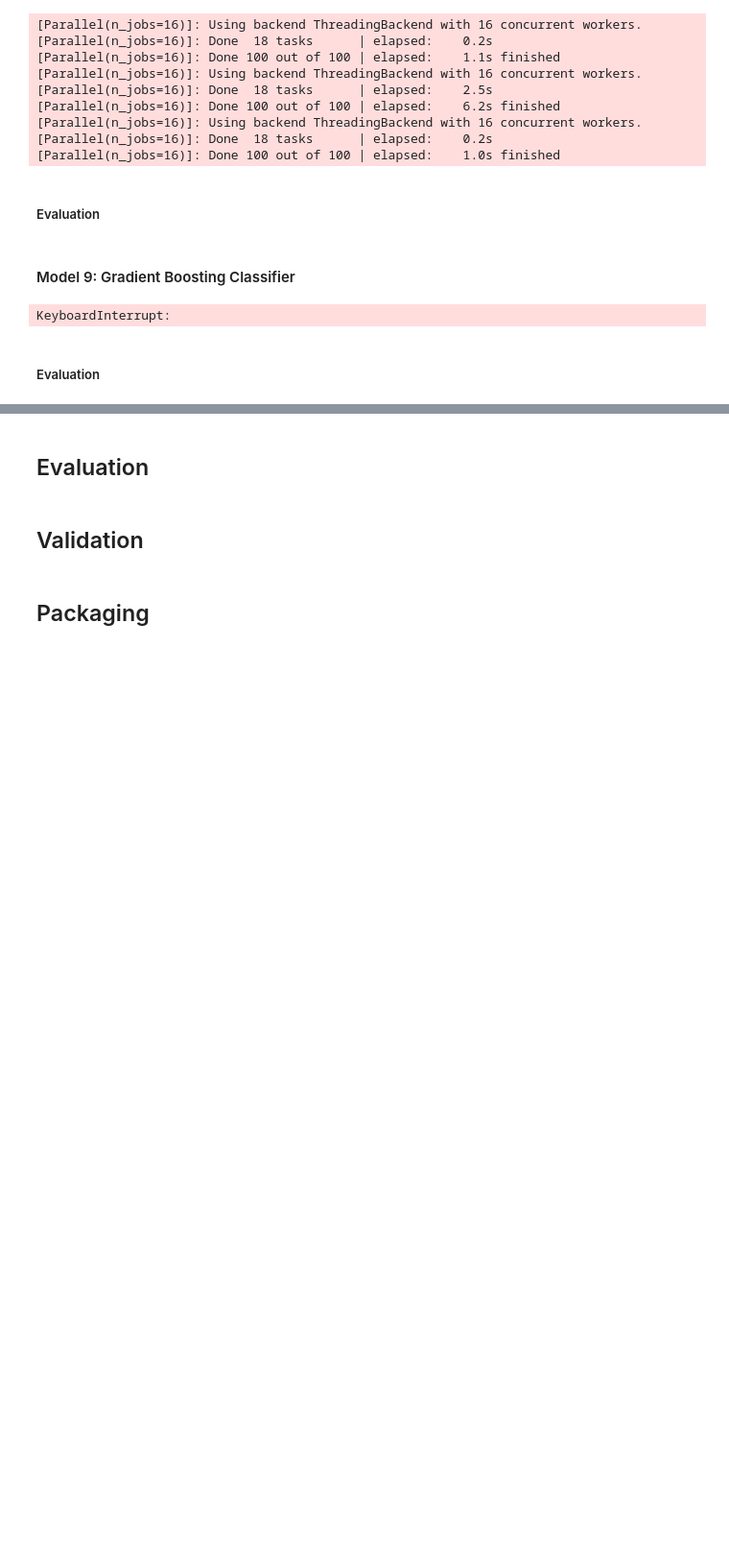
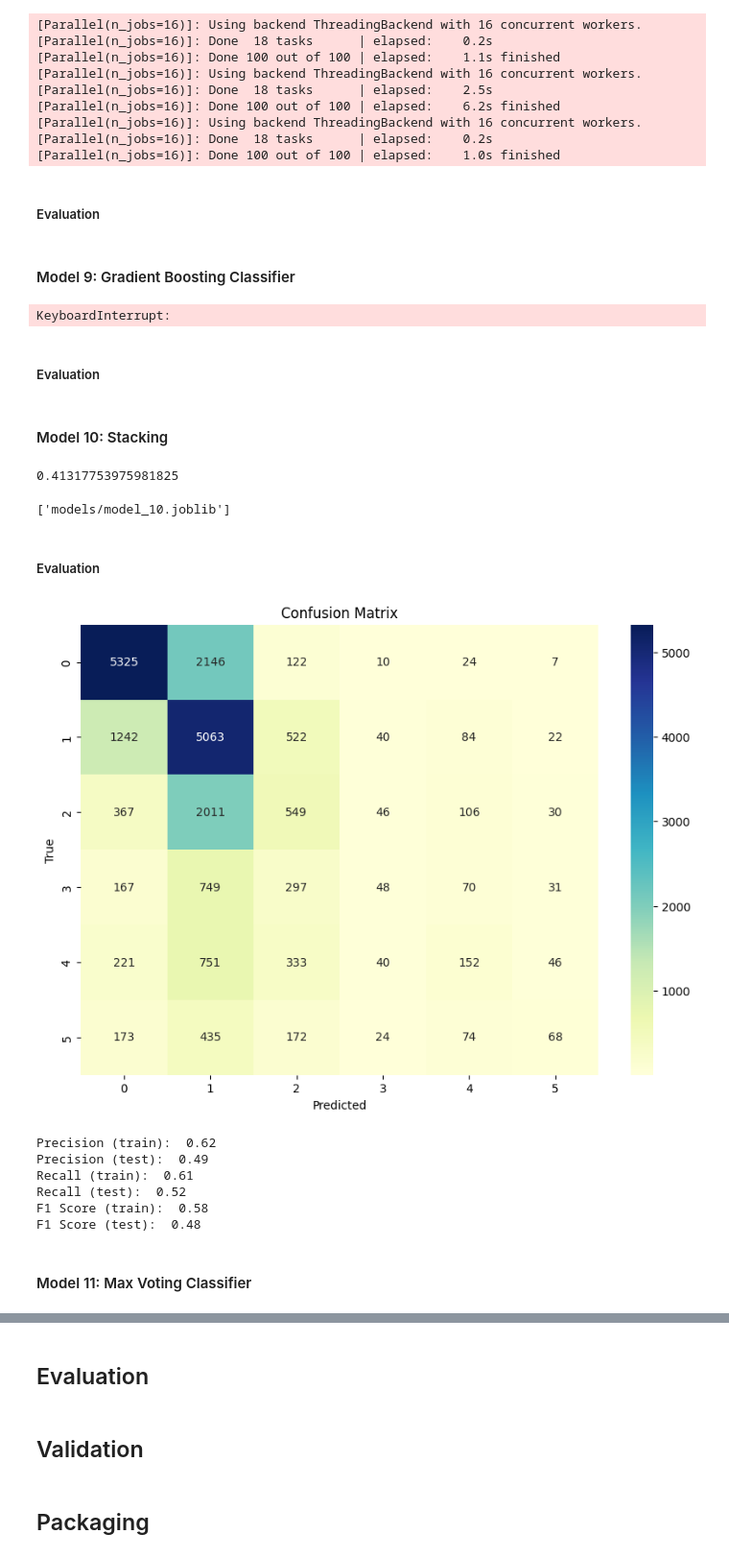
Before and after one commit to SimonBernarding/ML_project_SimonBernarding, a Jupyter notebook: project_classification.ipynb, the cells around one changed output, grey strips where cells are left out. Shown at 96% size. Drawn from its saved outputs; the diff is of its cells as text; code cells hidden in the pictures; blank space fills up the shorter version.

Commit message:
models 10, 11 coding

```diff
--- a/project_classification.ipynb
+++ b/project_classification.ipynb
@@ -1392,3 +1392,27 @@ f1_train = f1_score(y_train, y_pred_train, average='weighted')
 f1_test = f1_score(y_test, y_pred_test, average='weighted')
 print('F1 Score (train): ', round(f1_train, 2))
 print('F1 Score (test): ', round(f1_test, 2))
+# %% [markdown]
+#### Model 10: Stacking
+# %%
+# Hyperparameter grid
+estimators = [
+    ('dt', model_3),
+    ('ada', model_6),
+    ('bag', model_7)
+    ]
+
+model1 = model_3
+model2 = model_6
+model3 = model_7
+
+# Instantiate and train Stacking Classifier/Regressor model
+model_10 = StackingClassifier(estimators=estimators, final_estimator=DecisionTreeClassifier(), cv=5, stack_method='predict_proba')
+model_10.fit(X_train, y_train).score(X_test, y_test)
+# %% [output]
+0.41317753975981825
+# %%
+# Save the model
+dump(model_10, 'models/model_10.joblib')
+# %% [output]
+['models/model_10.joblib']
@@ -1394,0 +1422,44 @@ print('F1 Score (test): ', round(f1_test, 2))
+# %% [markdown]
+##### Evaluation
+# %%
+# Calculate Confusion Matrix
+conf_matrix = confusion_matrix(y_test, y_pred_test)
+
+# Create confusion matrix
+conf_matrixf = pd.DataFrame(conf_matrix)
+
+# Plot confusion matrix
+plt.figure(figsize=(10,7))
+sns.heatmap(conf_matrixf, annot=True, fmt='d', cmap='YlGnBu')
+plt.xlabel('Predicted')
+plt.ylabel('True')
+plt.title('Confusion Matrix')
+plt.show()
+
+# Calculate Precision
+precision_train = precision_score(y_train, y_pred_train, average='weighted')
+precision_test = precision_score(y_test, y_pred_test, average='weighted')
+print('Precision (train): ', round(precision_train, 2))
+print('Precision (test): ', round(precision_test, 2))
+
+# Calculate Recall
+recall_train = recall_score(y_train, y_pred_train, average='weighted')
+recall_test = recall_score(y_test, y_pred_test, average='weighted')
+print('Recall (train): ', round(recall_train, 2))
+print('Recall (test): ', round(recall_test, 2))
+
+# Calculate F1 Score
+f1_train = f1_score(y_train, y_pred_train, average='weighted')
+f1_test = f1_score(y_test, y_pred_test, average='weighted')
+print('F1 Score (train): ', round(f1_train, 2))
+print('F1 Score (test): ', round(f1_test, 2))
+# %% [output]
+[figure, added]
+Precision (train):  0.62
+Precision (test):  0.49
+Recall (train):  0.61
+Recall (test):  0.52
+F1 Score (train):  0.58
+F1 Score (test):  0.48
+# %% [markdown]
+#### Model 11: Max Voting Classifier
```
Also changed, not shown: parts of 7 cells of this notebook.
